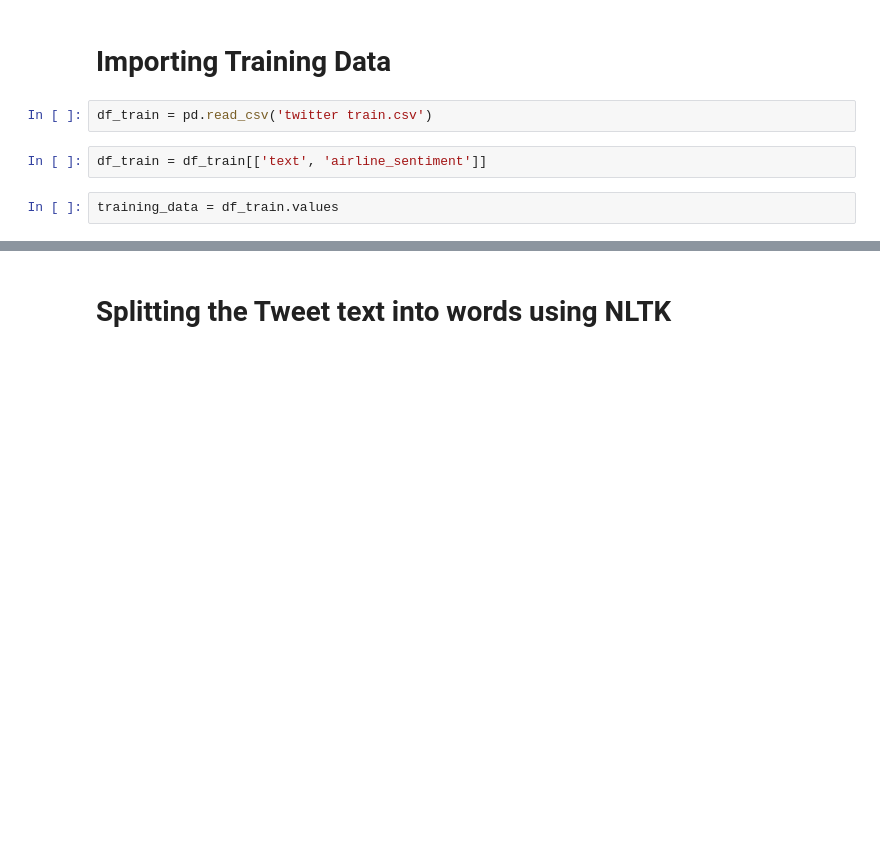
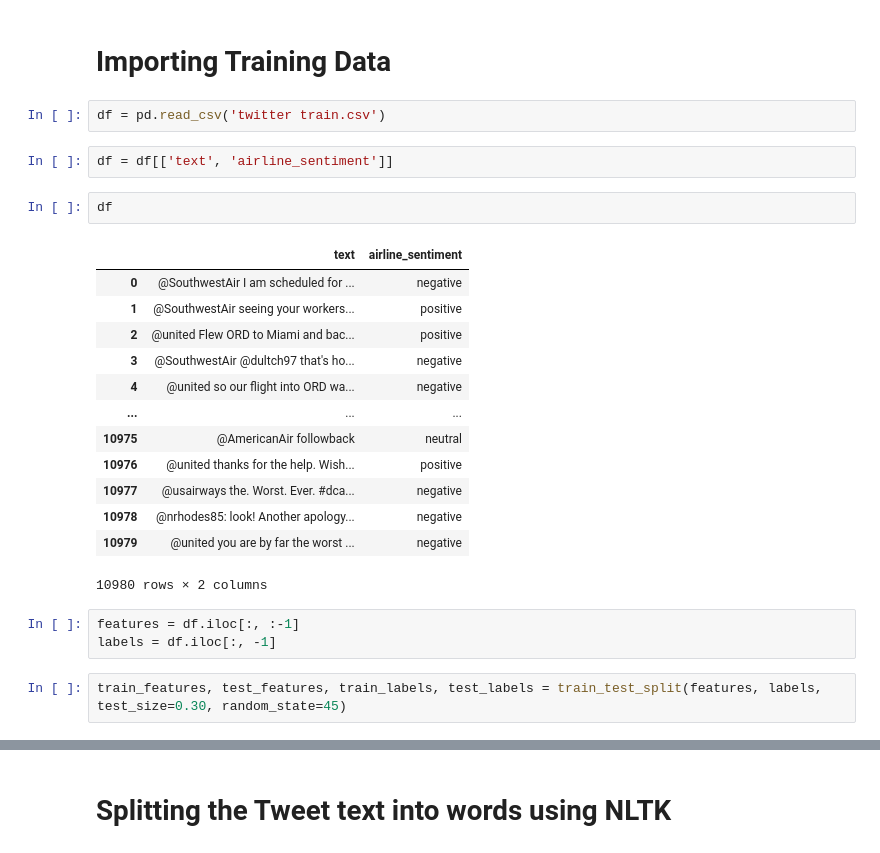
Before and after one commit to prateekk0810/Twitter-Sentiment-Analysis-on-Airlines-Dataset, a Jupyter notebook: Twitter Sentiment Analysis New.ipynb, the cells around one changed output, grey strips where cells are left out. Drawn from its saved outputs; the diff is of its cells as text; blank space fills up the shorter version.

```diff
--- a/Twitter Sentiment Analysis New.ipynb
+++ b/Twitter Sentiment Analysis New.ipynb
@@ -20,8 +22,27 @@ from sklearn import tree
 # %% [markdown]
 # Importing Training Data
 # %%
-df_train = pd.read_csv('twitter train.csv')
+df = pd.read_csv('twitter train.csv')
+# %%
+df = df[['text', 'airline_sentiment']]
+# %%
+df
+# %% [output]
+|  | text | airline_sentiment |
+| 0 | @SouthwestAir I am scheduled for ... | negative |
+| 1 | @SouthwestAir seeing your workers... | positive |
+| 2 | @united Flew ORD to Miami and bac... | positive |
+| 3 | @SouthwestAir @dultch97 that's ho... | negative |
+| 4 | @united so our flight into ORD wa... | negative |
+| ... | ... | ... |
+| 10975 | @AmericanAir followback | neutral |
+| 10976 | @united thanks for the help. Wish... | positive |
+| 10977 | @usairways the. Worst. Ever. #dca... | negative |
+| 10978 | @nrhodes85: look! Another apology... | negative |
+| 10979 | @united you are by far the worst ... | negative |
+10980 rows × 2 columns
 # %%
-df_train = df_train[['text', 'airline_sentiment']]
+features = df.iloc[:, :-1]
+labels = df.iloc[:, -1]
 # %%
-training_data = df_train.values
+train_features, test_features, train_labels, test_labels = train_test_split(features, labels, test_size=0.30, random_state=45)
```
Also changed, not shown: parts of 15 cells of this notebook.
